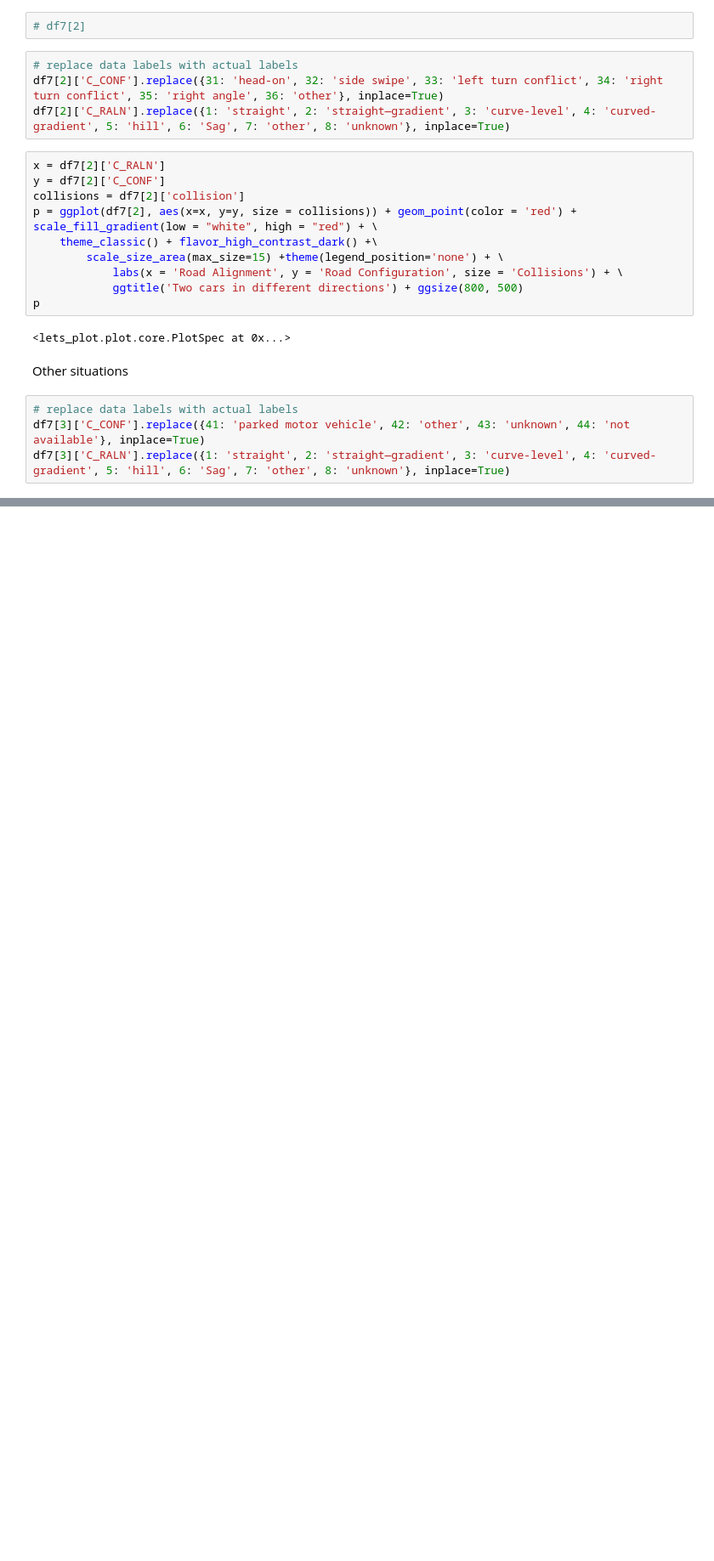
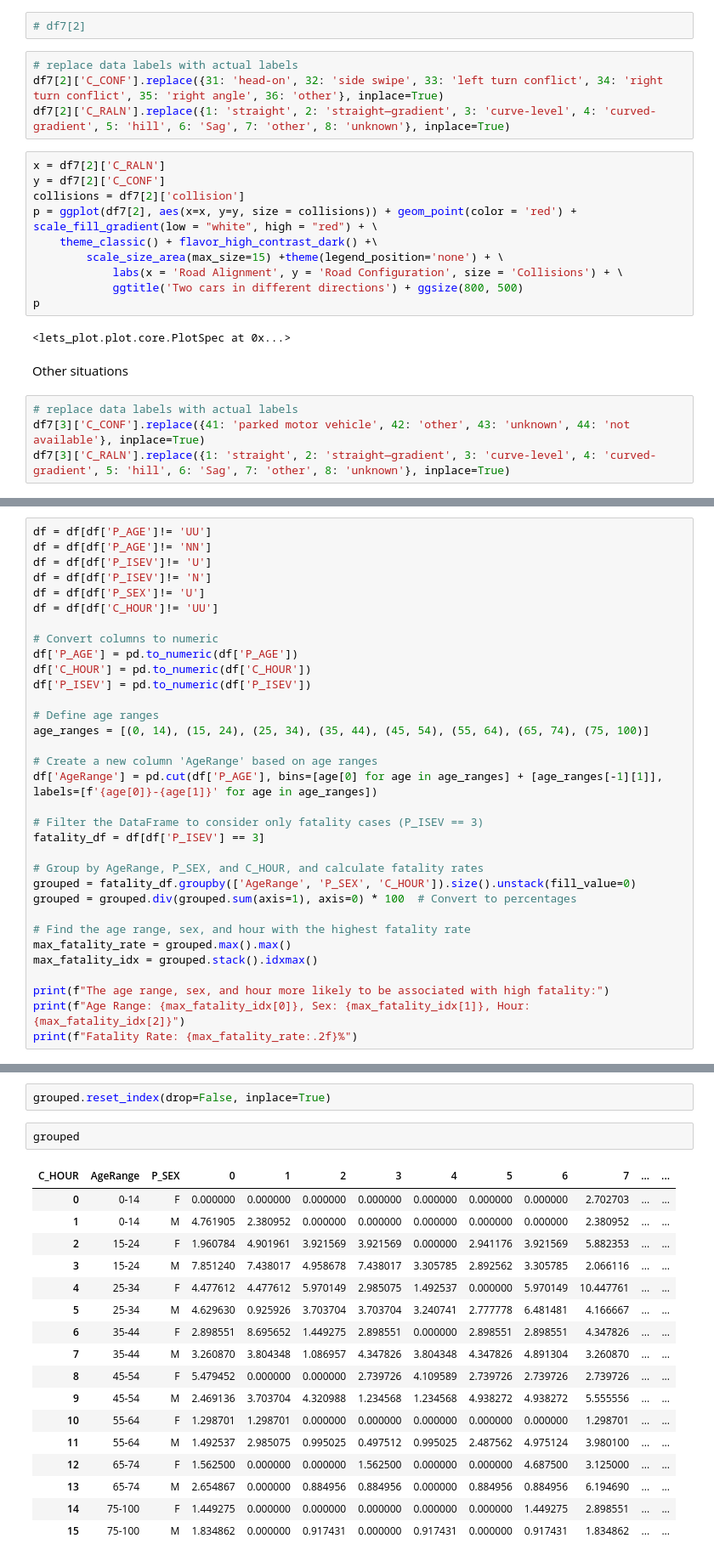
Before and after one commit to pokwir/National-Collision-Database-Analysis, a Jupyter notebook: notebooks/data_analysis.ipynb, the cells around one changed output, grey strips where cells are left out. Shown at 85% size. Cells and saved outputs as stored; diff of their text form; blank space fills up the shorter version.

```diff
--- a/notebooks/data_analysis.ipynb
+++ b/notebooks/data_analysis.ipynb
@@ -557,0 +708,33 @@ df7[3]['C_RALN'].replace({1: 'straight', 2: 'straight—gradient', 3: 'curve-lev
+# %%
+df = df[df['P_AGE']!= 'UU']
+df = df[df['P_AGE']!= 'NN']
+df = df[df['P_ISEV']!= 'U']
+df = df[df['P_ISEV']!= 'N']
+df = df[df['P_SEX']!= 'U']
+df = df[df['C_HOUR']!= 'UU']
+
+# Convert columns to numeric
+df['P_AGE'] = pd.to_numeric(df['P_AGE'])
+df['C_HOUR'] = pd.to_numeric(df['C_HOUR'])
+df['P_ISEV'] = pd.to_numeric(df['P_ISEV'])
+
+# Define age ranges
+age_ranges = [(0, 14), (15, 24), (25, 34), (35, 44), (45, 54), (55, 64), (65, 74), (75, 100)]
+
+# Create a new column 'AgeRange' based on age ranges
+df['AgeRange'] = pd.cut(df['P_AGE'], bins=[age[0] for age in age_ranges] + [age_ranges[-1][1]], labels=[f'{age[0]}-{age[1]}' for age in age_ranges])
+
+# Filter the DataFrame to consider only fatality cases (P_ISEV == 3)
+fatality_df = df[df['P_ISEV'] == 3]
+
+# Group by AgeRange, P_SEX, and C_HOUR, and calculate fatality rates
+grouped = fatality_df.groupby(['AgeRange', 'P_SEX', 'C_HOUR']).size().unstack(fill_value=0)
+grouped = grouped.div(grouped.sum(axis=1), axis=0) * 100  # Convert to percentages
+
+# Find the age range, sex, and hour with the highest fatality rate
+max_fatality_rate = grouped.max().max()
+max_fatality_idx = grouped.stack().idxmax()
+
+print(f"The age range, sex, and hour more likely to be associated with high fatality:")
+print(f"Age Range: {max_fatality_idx[0]}, Sex: {max_fatality_idx[1]}, Hour: {max_fatality_idx[2]}")
+print(f"Fatality Rate: {max_fatality_rate:.2f}%")
@@ -557,0 +745,22 @@ df7[3]['C_RALN'].replace({1: 'straight', 2: 'straight—gradient', 3: 'curve-lev
+# %%
+grouped.reset_index(drop=False, inplace=True)
+# %%
+grouped
+# %% [output]
+| C_HOUR | AgeRange | P_SEX | 0 | 1 | 2 | 3 | 4 | 5 | 6 | 7 | ... | ... |
+| 0 | 0-14 | F | 0.000000 | 0.000000 | 0.000000 | 0.000000 | 0.000000 | 0.000000 | 0.000000 | 2.702703 | ... | ... |
+| 1 | 0-14 | M | 4.761905 | 2.380952 | 0.000000 | 0.000000 | 0.000000 | 0.000000 | 0.000000 | 2.380952 | ... | ... |
+| 2 | 15-24 | F | 1.960784 | 4.901961 | 3.921569 | 3.921569 | 0.000000 | 2.941176 | 3.921569 | 5.882353 | ... | ... |
+| 3 | 15-24 | M | 7.851240 | 7.438017 | 4.958678 | 7.438017 | 3.305785 | 2.892562 | 3.305785 | 2.066116 | ... | ... |
+| 4 | 25-34 | F | 4.477612 | 4.477612 | 5.970149 | 2.985075 | 1.492537 | 0.000000 | 5.970149 | 10.447761 | ... | ... |
+| 5 | 25-34 | M | 4.629630 | 0.925926 | 3.703704 | 3.703704 | 3.240741 | 2.777778 | 6.481481 | 4.166667 | ... | ... |
+| 6 | 35-44 | F | 2.898551 | 8.695652 | 1.449275 | 2.898551 | 0.000000 | 2.898551 | 2.898551 | 4.347826 | ... | ... |
+| 7 | 35-44 | M | 3.260870 | 3.804348 | 1.086957 | 4.347826 | 3.804348 | 4.347826 | 4.891304 | 3.260870 | ... | ... |
+| 8 | 45-54 | F | 5.479452 | 0.000000 | 0.000000 | 2.739726 | 4.109589 | 2.739726 | 2.739726 | 2.739726 | ... | ... |
+| 9 | 45-54 | M | 2.469136 | 3.703704 | 4.320988 | 1.234568 | 1.234568 | 4.938272 | 4.938272 | 5.555556 | ... | ... |
+| 10 | 55-64 | F | 1.298701 | 1.298701 | 0.000000 | 0.000000 | 0.000000 | 0.000000 | 0.000000 | 1.298701 | ... | ... |
+| 11 | 55-64 | M | 1.492537 | 2.985075 | 0.995025 | 0.497512 | 0.995025 | 2.487562 | 4.975124 | 3.980100 | ... | ... |
+| 12 | 65-74 | F | 1.562500 | 0.000000 | 0.000000 | 1.562500 | 0.000000 | 0.000000 | 4.687500 | 3.125000 | ... | ... |
+| 13 | 65-74 | M | 2.654867 | 0.000000 | 0.884956 | 0.884956 | 0.000000 | 0.884956 | 0.884956 | 6.194690 | ... | ... |
+| 14 | 75-100 | F | 1.449275 | 0.000000 | 0.000000 | 0.000000 | 0.000000 | 0.000000 | 1.449275 | 2.898551 | ... | ... |
+| 15 | 75-100 | M | 1.834862 | 0.000000 | 0.917431 | 0.000000 | 0.917431 | 0.000000 | 0.917431 | 1.834862 | ... | ... |
```
Also changed, not shown: parts of 19 cells of this notebook.
